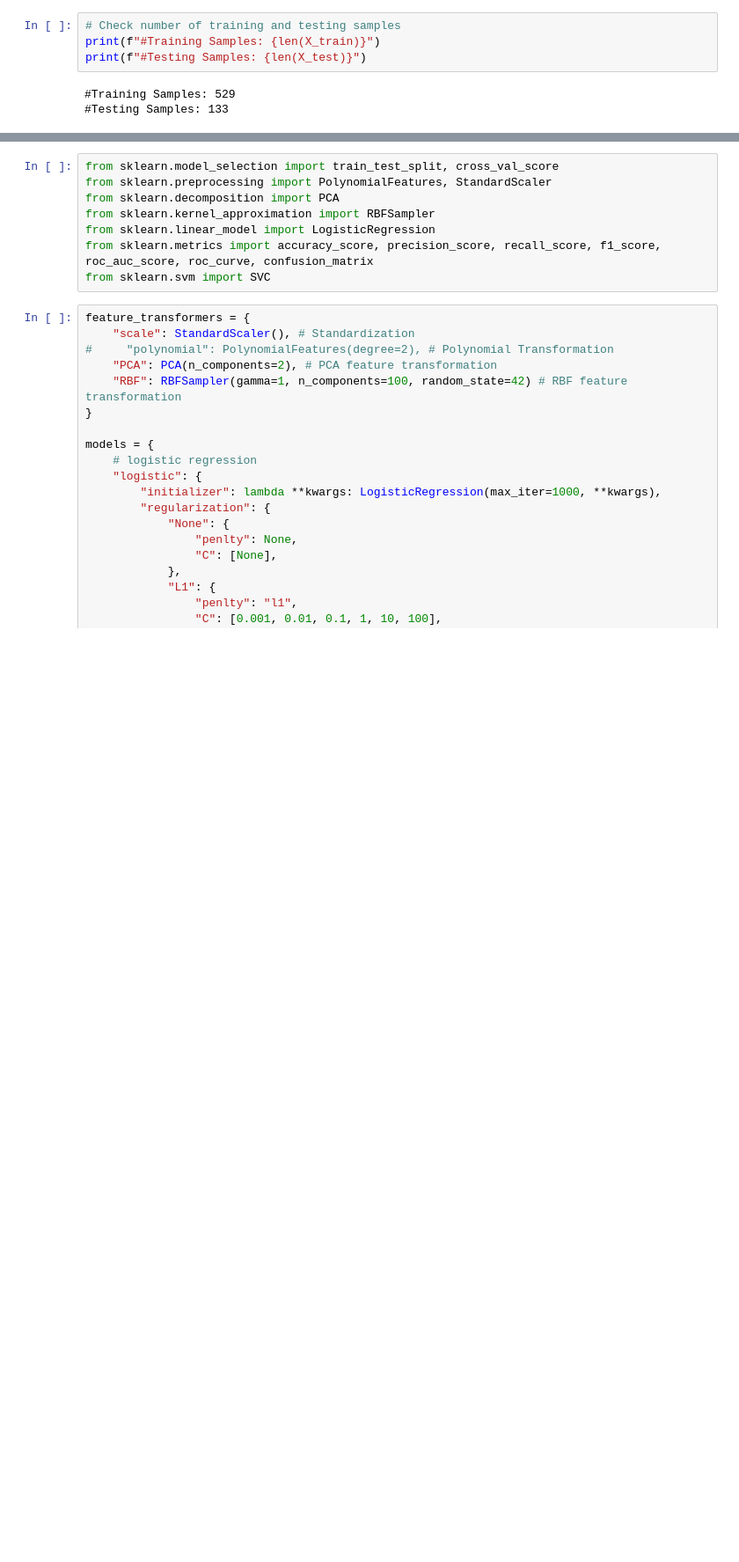
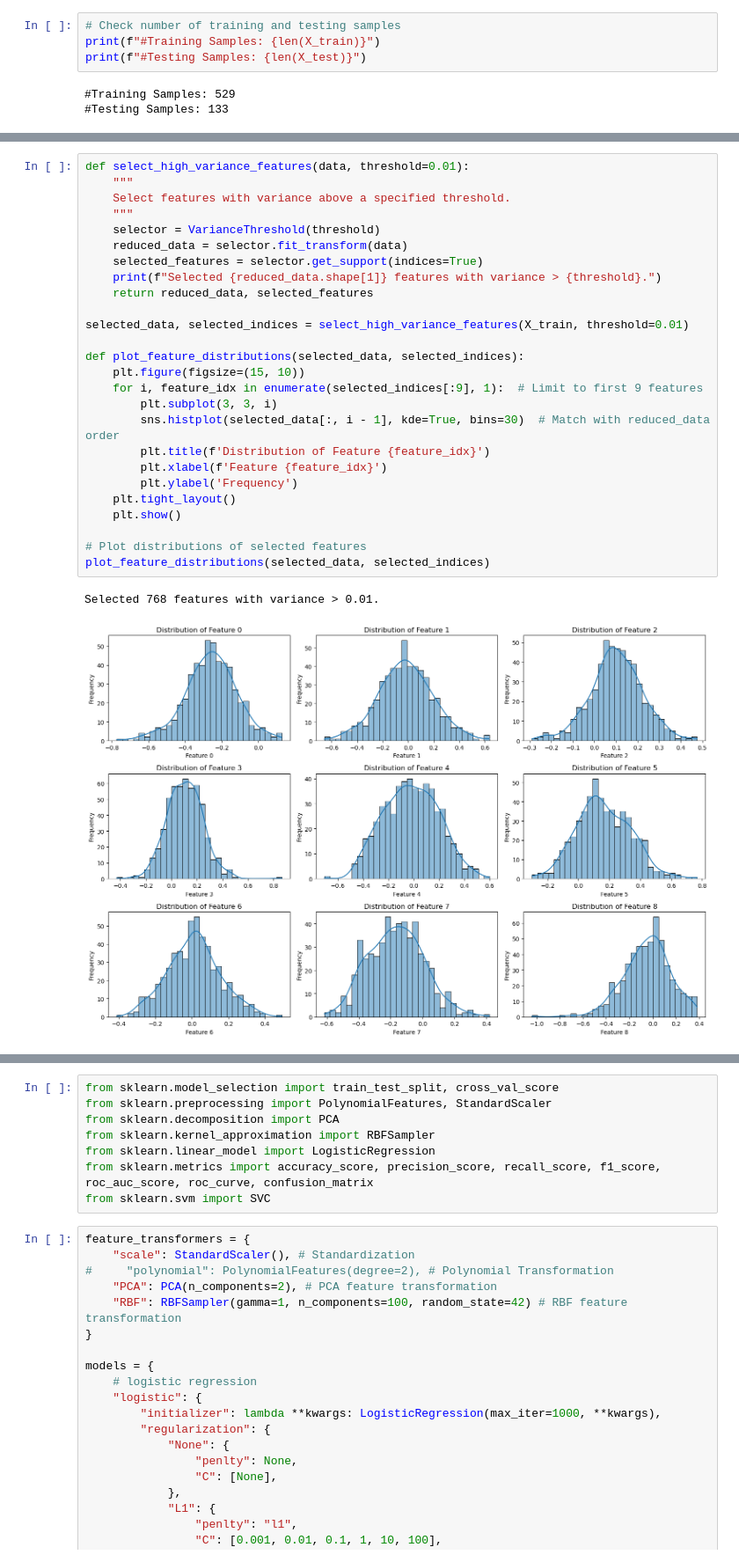
Before and after one commit to qianxichen233/CS-UY-4563-project, a Jupyter notebook: main.ipynb, the cells around one changed output, grey strips where cells are left out. Shown at 88% size. Cells and saved outputs as stored; diff of their text form; blank space fills up the shorter version.

```diff
--- a/main.ipynb
+++ b/main.ipynb
@@ -122,0 +161,29 @@ print(f"#Testing Samples: {len(X_test)}")
+# %%
+def select_high_variance_features(data, threshold=0.01):
+    """
+    Select features with variance above a specified threshold.
+    """
+    selector = VarianceThreshold(threshold)
+    reduced_data = selector.fit_transform(data)
+    selected_features = selector.get_support(indices=True)
+    print(f"Selected {reduced_data.shape[1]} features with variance > {threshold}.")
+    return reduced_data, selected_features
+
+selected_data, selected_indices = select_high_variance_features(X_train, threshold=0.01)
+
+def plot_feature_distributions(selected_data, selected_indices):
+    plt.figure(figsize=(15, 10))
+    for i, feature_idx in enumerate(selected_indices[:9], 1):  # Limit to first 9 features
+        plt.subplot(3, 3, i)
+        sns.histplot(selected_data[:, i - 1], kde=True, bins=30)  # Match with reduced_data order
+        plt.title(f'Distribution of Feature {feature_idx}')
+        plt.xlabel(f'Feature {feature_idx}')
+        plt.ylabel('Frequency')
+    plt.tight_layout()
+    plt.show()
+
+# Plot distributions of selected features
+plot_feature_distributions(selected_data, selected_indices)
+# %% [output]
+Selected 768 features with variance > 0.01.
+[figure, added]
```
Also changed, not shown: parts of 3 cells of this notebook.
